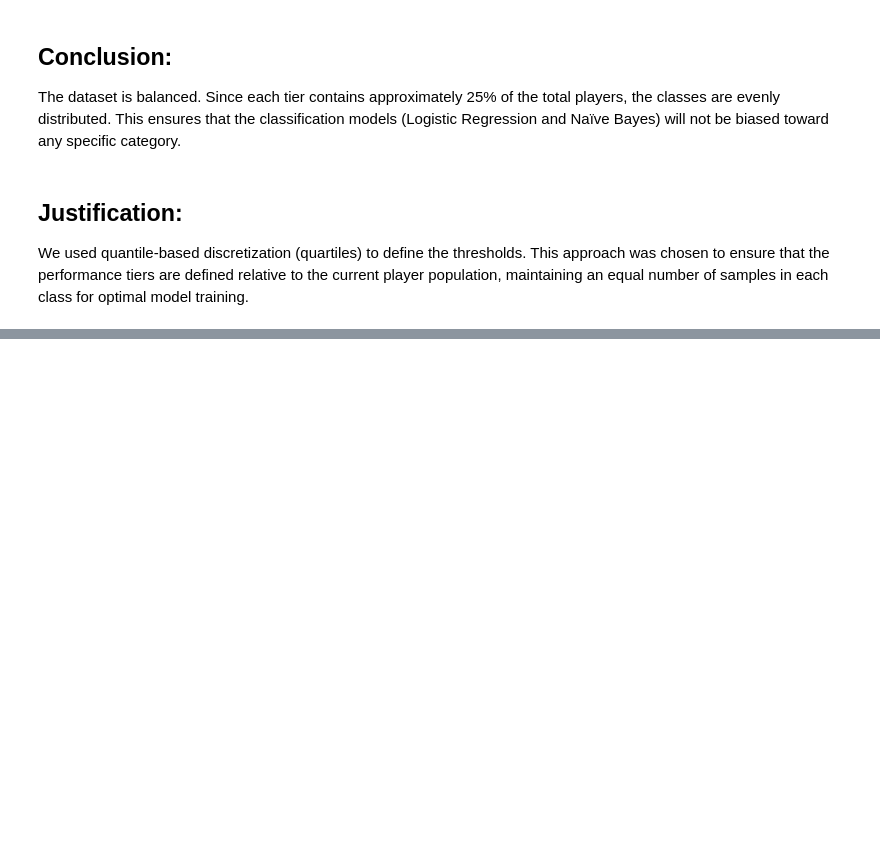
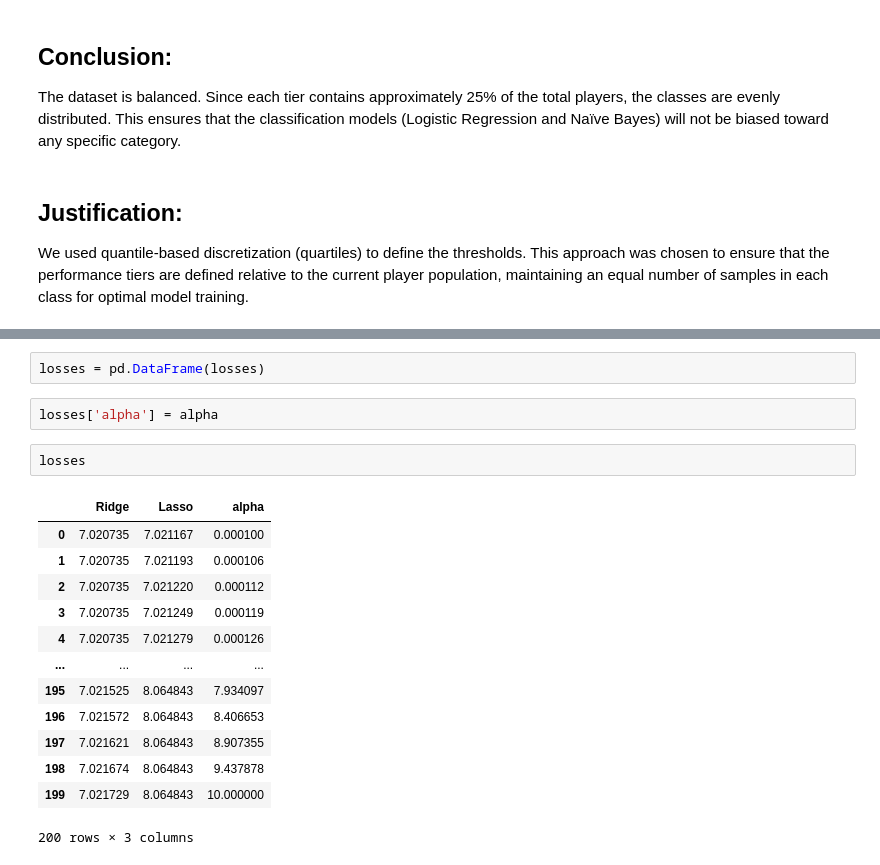
Before and after one commit to Get-Shit-Done-0-0/Machine-2, a Jupyter notebook: FIFA Players Performance Analysis.ipynb, the cells around one changed output, grey strips where cells are left out. Cells and saved outputs as stored; diff of their text form; blank space fills up the shorter version.

```diff
--- a/FIFA Players Performance Analysis.ipynb
+++ b/FIFA Players Performance Analysis.ipynb
@@ -368,0 +426,20 @@ plt.show()
+# %%
+losses = pd.DataFrame(losses)
+# %%
+losses['alpha'] = alpha
+# %%
+losses
+# %% [output]
+|  | Ridge | Lasso | alpha |
+| 0 | 7.020735 | 7.021167 | 0.000100 |
+| 1 | 7.020735 | 7.021193 | 0.000106 |
+| 2 | 7.020735 | 7.021220 | 0.000112 |
+| 3 | 7.020735 | 7.021249 | 0.000119 |
+| 4 | 7.020735 | 7.021279 | 0.000126 |
+| ... | ... | ... | ... |
+| 195 | 7.021525 | 8.064843 | 7.934097 |
+| 196 | 7.021572 | 8.064843 | 8.406653 |
+| 197 | 7.021621 | 8.064843 | 8.907355 |
+| 198 | 7.021674 | 8.064843 | 9.437878 |
+| 199 | 7.021729 | 8.064843 | 10.000000 |
+200 rows × 3 columns
```
Also changed, not shown: parts of 13 cells of this notebook.
